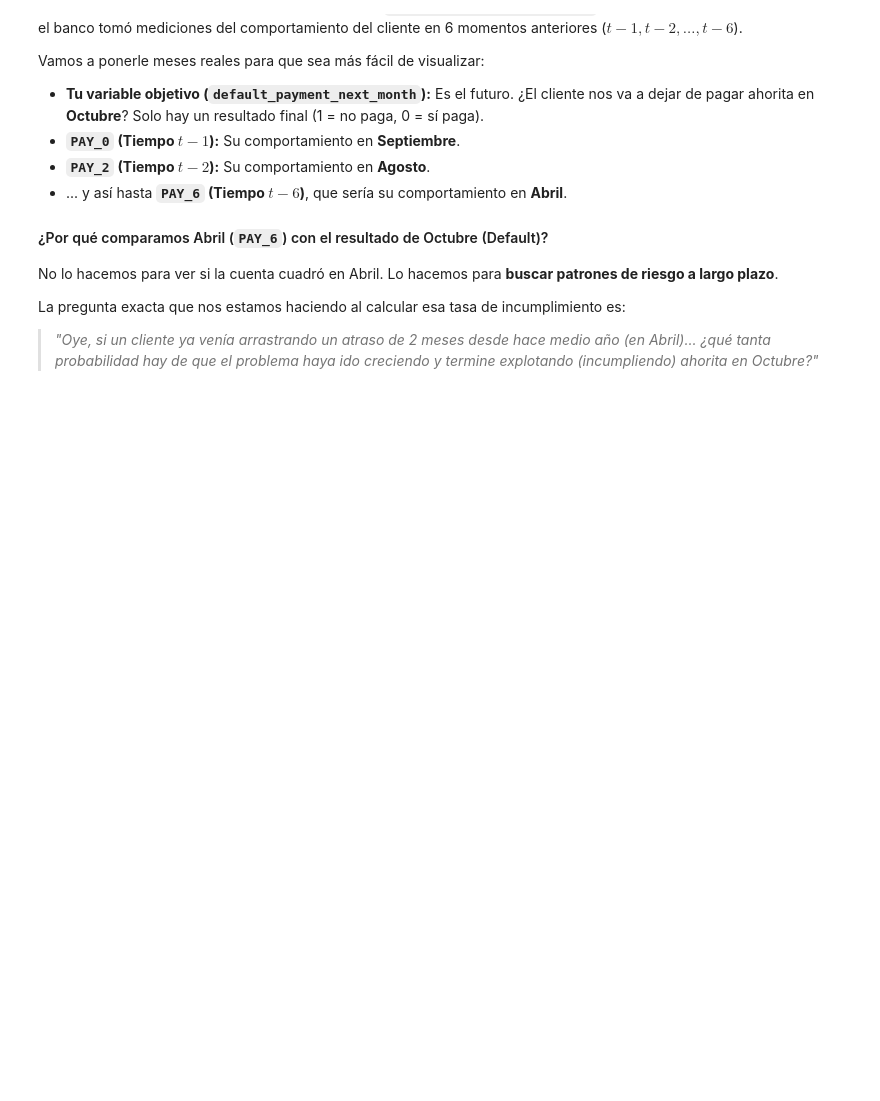
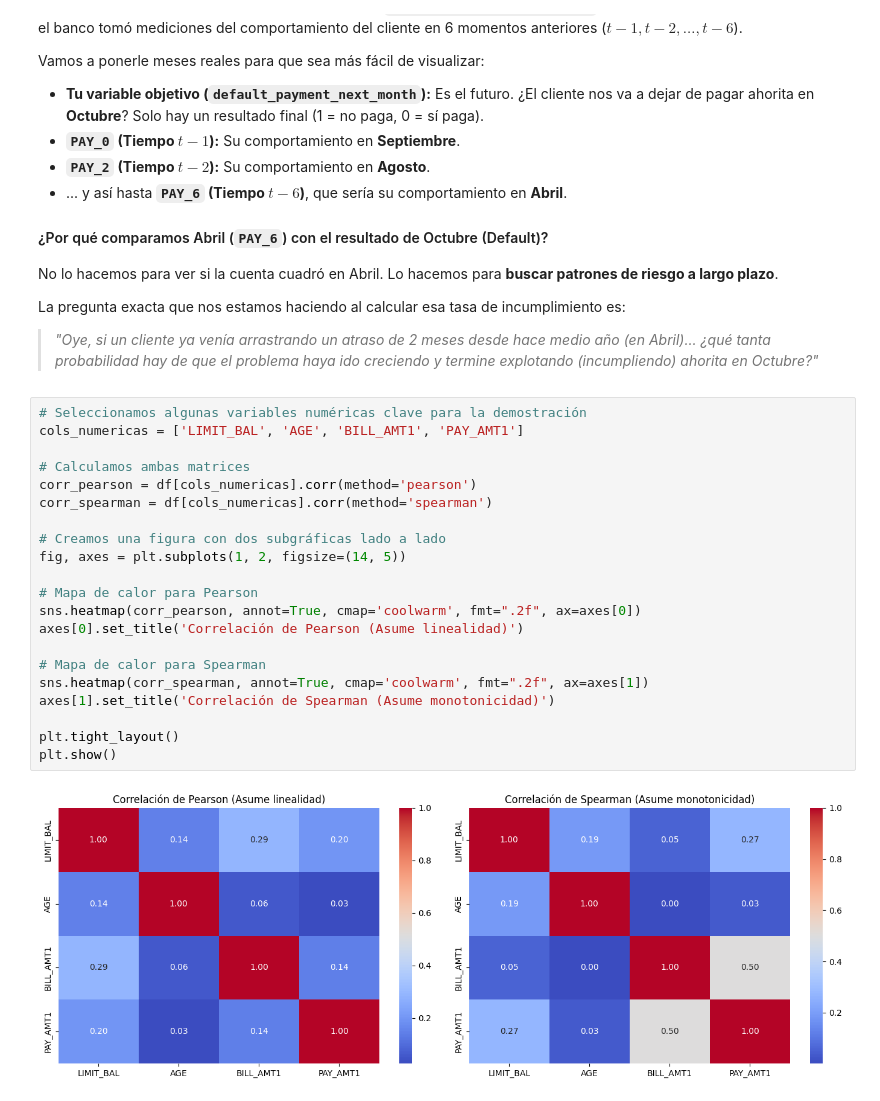
Before and after one commit to DanyQJ/Servicio_social, a Jupyter notebook: notebooks/002_PAY_vs_variable_objetivo.ipynb, the cells around one changed output. Cells and saved outputs as stored; diff of their text form; blank space fills up the shorter version.

Commit message:
agregue partes faltantes de PAY_VS_variable objetivo

```diff
--- a/notebooks/002_PAY_vs_variable_objetivo.ipynb
+++ b/notebooks/002_PAY_vs_variable_objetivo.ipynb
@@ -285,3 +284,26 @@ No lo hacemos para ver si la cuenta cuadró en Abril. Lo hacemos para **buscar p
 La pregunta exacta que nos estamos haciendo al calcular esa tasa de incumplimiento es:
 
 > *"Oye, si un cliente ya venía arrastrando un atraso de 2 meses desde hace medio año (en Abril)... ¿qué tanta probabilidad hay de que el problema haya ido creciendo y termine explotando (incumpliendo) ahorita en Octubre?"*
+# %%
+# Seleccionamos algunas variables numéricas clave para la demostración
+cols_numericas = ['LIMIT_BAL', 'AGE', 'BILL_AMT1', 'PAY_AMT1']
+
+# Calculamos ambas matrices
+corr_pearson = df[cols_numericas].corr(method='pearson')
+corr_spearman = df[cols_numericas].corr(method='spearman')
+
+# Creamos una figura con dos subgráficas lado a lado
+fig, axes = plt.subplots(1, 2, figsize=(14, 5))
+
+# Mapa de calor para Pearson
+sns.heatmap(corr_pearson, annot=True, cmap='coolwarm', fmt=".2f", ax=axes[0])
+axes[0].set_title('Correlación de Pearson (Asume linealidad)')
+
+# Mapa de calor para Spearman
+sns.heatmap(corr_spearman, annot=True, cmap='coolwarm', fmt=".2f", ax=axes[1])
+axes[1].set_title('Correlación de Spearman (Asume monotonicidad)')
+
+plt.tight_layout()
+plt.show()
+# %% [output]
+[figure, added]
```
Also changed, not shown: parts of 2 cells of this notebook.
